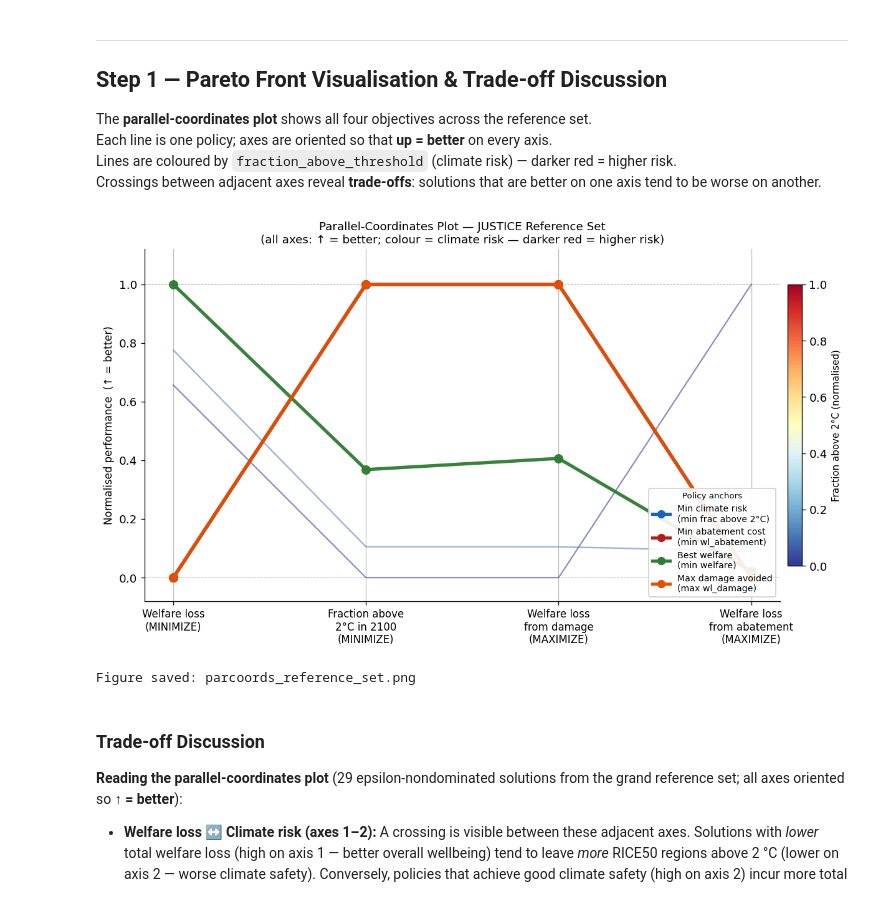
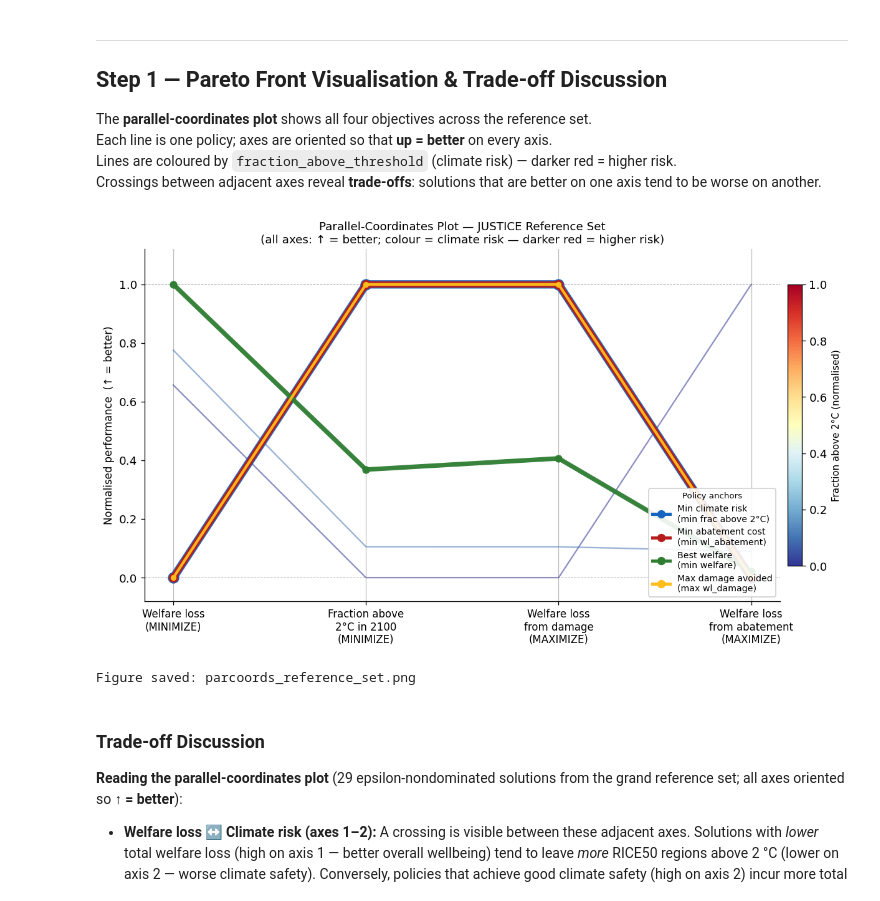
Before and after one commit to leahloise42/LDC_Group-, a Jupyter notebook: assignments_ema/assignment_07_pareto_visualisation.ipynb, the cells around one changed output. Drawn from its saved outputs; the diff is of its cells as text; code cells hidden in the pictures.

```diff
--- a/assignments_ema/assignment_07_pareto_visualisation.ipynb
+++ b/assignments_ema/assignment_07_pareto_visualisation.ipynb
@@ -210,7 +219,7 @@ extremes = {
     "Best welfare\n(min welfare)": obj["welfare"].idxmin(),
     "Max damage avoided\n(max wl_damage)": obj["welfare_loss_damage"].idxmax(),
 }
-extreme_colors = ["#1565C0", "#B71C1C", "#2E7D32", "#E65100"]
+extreme_colors = ["#1565C0", "#B71C1C", "#2E7D32", "#FFBE1B"]
 
 # ── Plot ──────────────────────────────────────────────────────────────────────
 fig, ax = plt.subplots(figsize=(11, 6))
@@ -229,10 +238,13 @@ for idx, row in obj_norm.iterrows():
     ax.plot(x_pos, y, color=color, lw=1.4, alpha=0.55, zorder=2)
 
 # Overlay extremes with thick lines
-for (label, idx), ec in zip(extremes.items(), extreme_colors):
+for i, ((label, idx), ec) in enumerate(zip(extremes.items(), extreme_colors)):
+    lw = 8-(i*1.8)
+    ms = 10-(i*1.8)
     y = obj_norm.loc[idx, OBJECTIVE_COLS].values
-    ax.plot(x_pos, y, color=ec, lw=3.2, alpha=0.95, zorder=5,
-            marker="o", markersize=8)
+
+    ax.plot(x_pos, y, color=ec, alpha=0.95, zorder=5,
+            marker="o", markersize=ms,linewidth=lw)
 
 # Axis styling
 for xi in x_pos:
@@ -242,34 +254,34 @@ ax.set_xticks(x_pos)
 ax.set_xticklabels(axis_labels, fontsize=10)
 ax.set_ylabel("Normalised performance  (↑ = better)", fontsize=10)
 ax.set_ylim(-0.08, 1.12)
 ax.axhline(0, color="0.6", lw=0.6, linestyle="--")
 ax.axhline(1, color="0.6", lw=0.6, linestyle="--")
 ax.set_title(
     "Parallel-Coordinates Plot — JUSTICE Reference Set\n"
     "(all axes: ↑ = better; colour = climate risk — darker red = higher risk)",
     fontsize=11,
 )
 
 # Colourbar for background lines
 sm = plt.cm.ScalarMappable(cmap=cmap_risk, norm=norm_risk)
 sm.set_array([])
 cbar = fig.colorbar(sm, ax=ax, pad=0.01, shrink=0.8)
 cbar.set_label("Fraction above 2°C (normalised)", fontsize=9)
 
 # Legend for extremes
 legend_handles = [
     Line2D([0], [0], color=ec, lw=3, marker="o", markersize=7, label=lbl)
     for (lbl, _), ec in zip(extremes.items(), extreme_colors)
 ]
 ax.legend(handles=legend_handles, fontsize=8.5, loc="lower right",
           framealpha=0.9, title="Policy anchors", title_fontsize=8)
 
 plt.tight_layout()
 plt.savefig(os.path.join(_PLOTS_DIR, "parcoords_reference_set.png"), dpi=150, bbox_inches="tight")
 plt.show()
 print("Figure saved: parcoords_reference_set.png")
 # %% [output]
-[figure, old version]
+[figure, new version]
 Figure saved: parcoords_reference_set.png
 # %% [markdown]
 ### Trade-off Discussion
```
Also changed, not shown: parts of 6 cells of this notebook, 1 other file.
